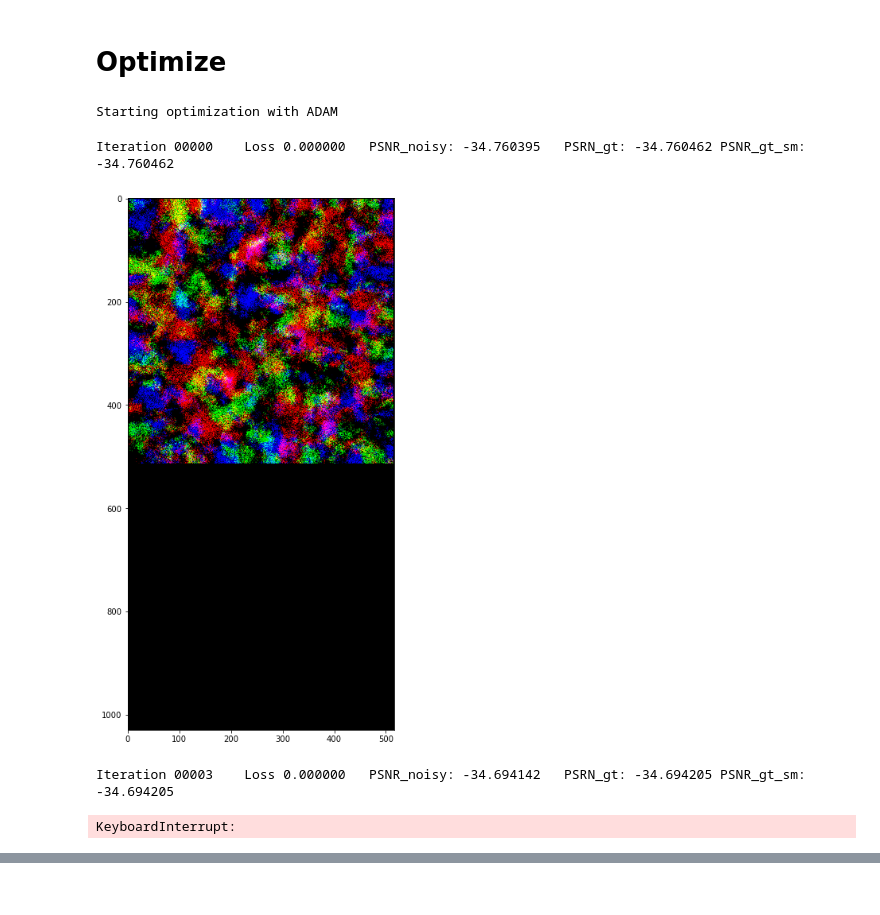
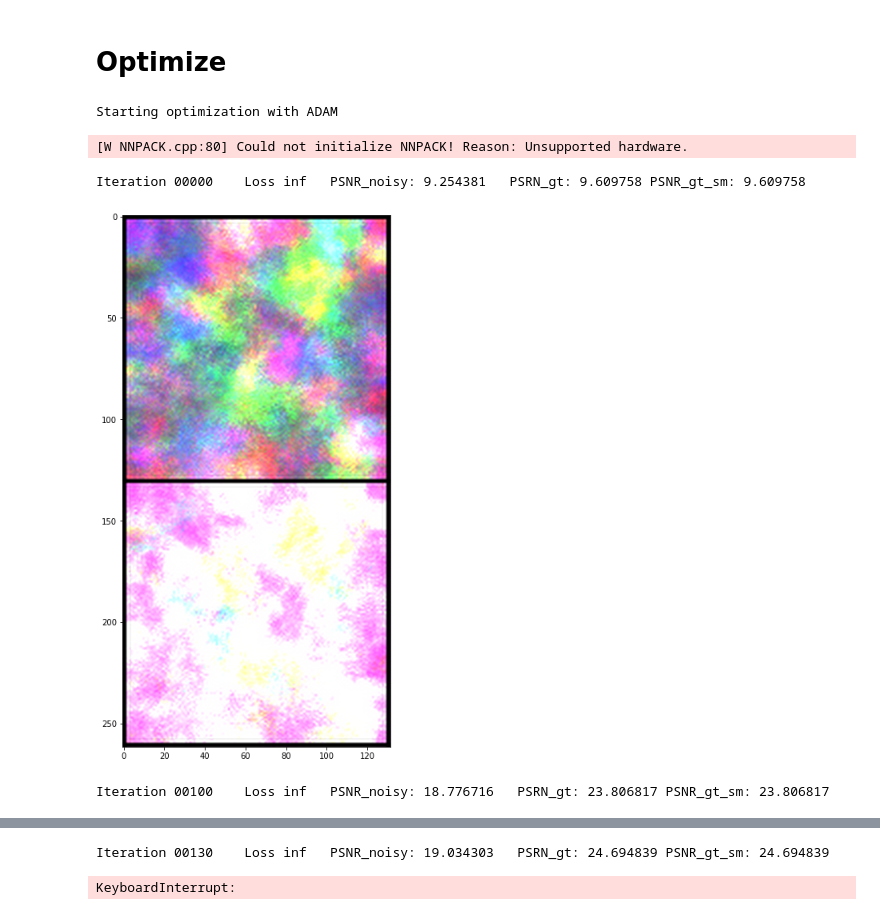
Before and after one commit to Zhu-Ruicong/deep-image-prior, a Jupyter notebook: denoising.ipynb, the cells around one changed output, grey strips where cells are left out. Saved outputs shown, nothing was run; the diff lists cells and outputs as text; code cells hidden in the pictures.

Commit message:
dirichlet with kl

```diff
--- a/denoising.ipynb
+++ b/denoising.ipynb
@@ -62,6 +62,7 @@ if fname == 'data/denoising/snail.jpg':
 elif fname == 'data/denoising/F16_GT.png':
     # Add synthetic noise
     img_pil = crop_image(get_image(fname, imsize)[0], d=32)
+    img_pil = img_pil.crop([128,128,256,256])
     img_np = pil_to_np(img_pil)
 
     img_noisy_pil, img_noisy_np = get_noisy_image(img_np, sigma_)
@@ -85,6 +86,7 @@ LR = 0.01
 OPTIMIZER='adam' # 'LBFGS'
 show_every = 100
 exp_weight=0.99
+dirichlet_param_scalar = 10000
 
 if fname == 'data/denoising/snail.jpg':
     num_iter = 2400
@@ -128,7 +130,7 @@ mse = torch.nn.MSELoss().type(dtype)
 
 img_noisy_torch = np_to_torch(img_noisy_np).type(dtype)
 
-gt_torch, exp_sums = dirichlet.get_softmax_gt(img_noisy_np, img_noisy_torch)
+gt_distribution, sums = dirichlet.get_scaled_gt(img_noisy_torch)
 # %% [output]
 Number of params: 2217831
 # %% [markdown]
@@ -157,7 +159,8 @@ def closure():
         out_avg = out_avg * exp_weight + out.detach() * (1 - exp_weight)
 
     # total_loss = mse(out, img_noisy_torch)
-    total_loss = mse(out, gt_torch)
+    total_loss = dirichlet.dirichlet_kl_divergence(out, gt_distribution, dirichlet_param_scalar)
+    # total_loss = mse(out, gt_distribution)
     total_loss.backward()
 
 
@@ -165,45 +168,45 @@ def closure():
     # psrn_gt    = compare_psnr(img_np, out.detach().cpu().numpy()[0])
     # psrn_gt_sm = compare_psnr(img_np, out_avg.detach().cpu().numpy()[0])
 
-    psrn_noisy = compare_psnr(img_noisy_np, dirichlet.recover(out.detach().cpu().numpy()[0], exp_sums))
-    psrn_gt    = compare_psnr(img_np, dirichlet.recover(out.detach().cpu().numpy()[0], exp_sums))
-    psrn_gt_sm = compare_psnr(img_np, dirichlet.recover(out.detach().cpu().numpy()[0], exp_sums))
+    psrn_noisy = compare_psnr(img_noisy_np, dirichlet.recover(out.detach().cpu().numpy()[0], sums))
+    psrn_gt    = compare_psnr(img_np, dirichlet.recover(out.detach().cpu().numpy()[0], sums))
+    psrn_gt_sm = compare_psnr(img_np, dirichlet.recover(out.detach().cpu().numpy()[0], sums))
 
     # Note that we do not have GT for the "snail" example
     # So 'PSRN_gt', 'PSNR_gt_sm' make no sense
     print ('Iteration %05d    Loss %f   PSNR_noisy: %f   PSRN_gt: %f PSNR_gt_sm: %f' % (i, total_loss.item(), psrn_noisy, psrn_gt, psrn_gt_sm), '\r', end='')
     if  PLOT and i % show_every == 0:
         out_np = torch_to_np(out)
-        out_plot = dirichlet.recover(out_np, exp_sums)
+        out_plot = dirichlet.recover(out_np, sums)
         plot_image_grid([np.clip(out_plot, 0, 1),
                          np.clip(torch_to_np(out_avg), 0, 1)], factor=figsize, nrow=1)
 
 
 
     # Backtracking
     if i % show_every:
         # if psrn_noisy - psrn_noisy_last < -5:
         #     print('Falling back to previous checkpoint.')
         #
         #     for new_param, net_param in zip(last_net, net.parameters()):
         #         net_param.data.copy_(new_param.cuda())
         #
         #     return total_loss*0
         # else:
         #     last_net = [x.detach().cpu() for x in net.parameters()]
         #     psrn_noisy_last = psrn_noisy
         last_net = [x.detach().cpu() for x in net.parameters()]
         psrn_noisy_last = psrn_noisy
 
     i += 1
 
     return total_loss
 
 p = get_params(OPT_OVER, net, net_input)
 optimize(OPTIMIZER, p, closure, LR, num_iter)
 # %% [output]
 Starting optimization with ADAM
-Iteration 00000    Loss 0.000000   PSNR_noisy: -34.760395   PSRN_gt: -34.760462 PSNR_gt_sm: -34.760462
+[W NNPACK.cpp:80] Could not initialize NNPACK! Reason: Unsupported hardware.
+Iteration 00000    Loss inf   PSNR_noisy: 9.254381   PSRN_gt: 9.609758 PSNR_gt_sm: 9.609758
-[figure, old version]
+[figure, new version]
-Iteration 00003    Loss 0.000000   PSNR_noisy: -34.694142   PSRN_gt: -34.694205 PSNR_gt_sm: -34.694205
-KeyboardInterrupt:
+Iteration 00100    Loss inf   PSNR_noisy: 18.776716   PSRN_gt: 23.806817 PSNR_gt_sm: 23.806817
@@ -210,3 +214,5 @@ KeyboardInterrupt:
+Iteration 00130    Loss inf   PSNR_noisy: 19.034303   PSRN_gt: 24.694839 PSNR_gt_sm: 24.694839
+KeyboardInterrupt:
 # %%
 out_np = torch_to_np(net(net_input))
 q = plot_image_grid([np.clip(out_np, 0, 1), img_np], factor=13);
```
Also changed, not shown: parts of 2 cells of this notebook, 2 other files.
